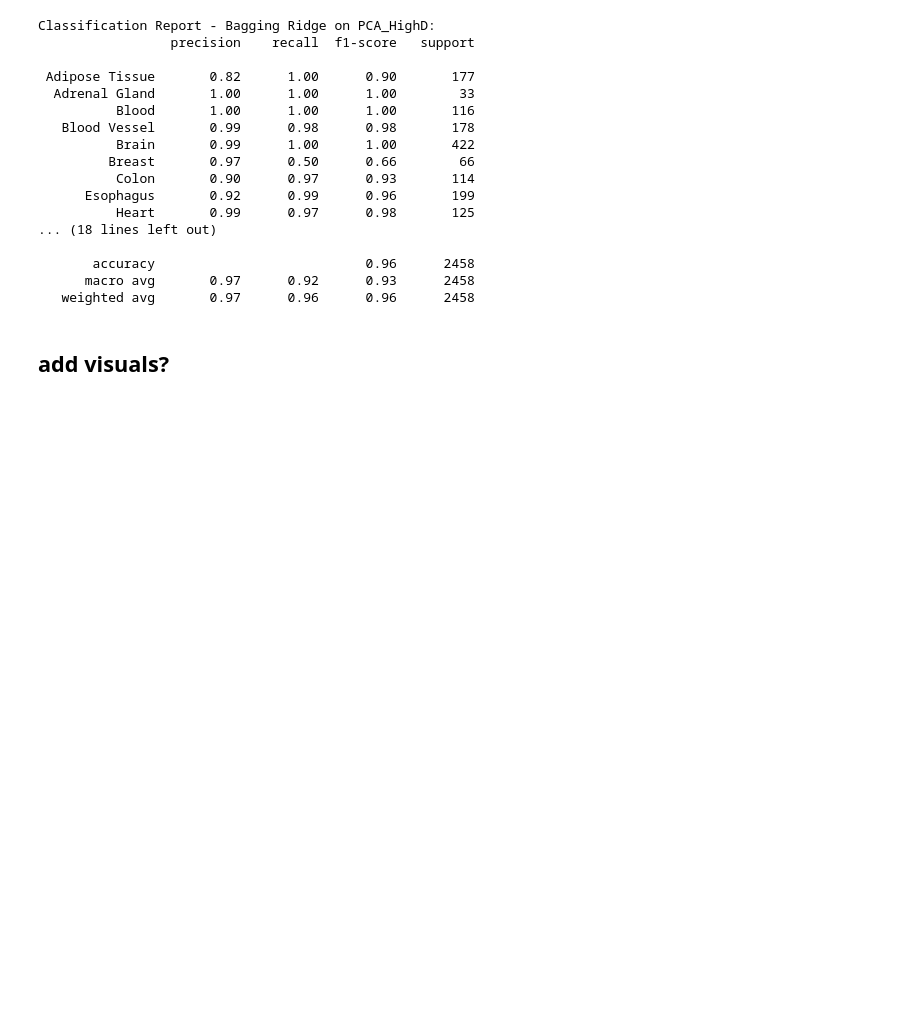
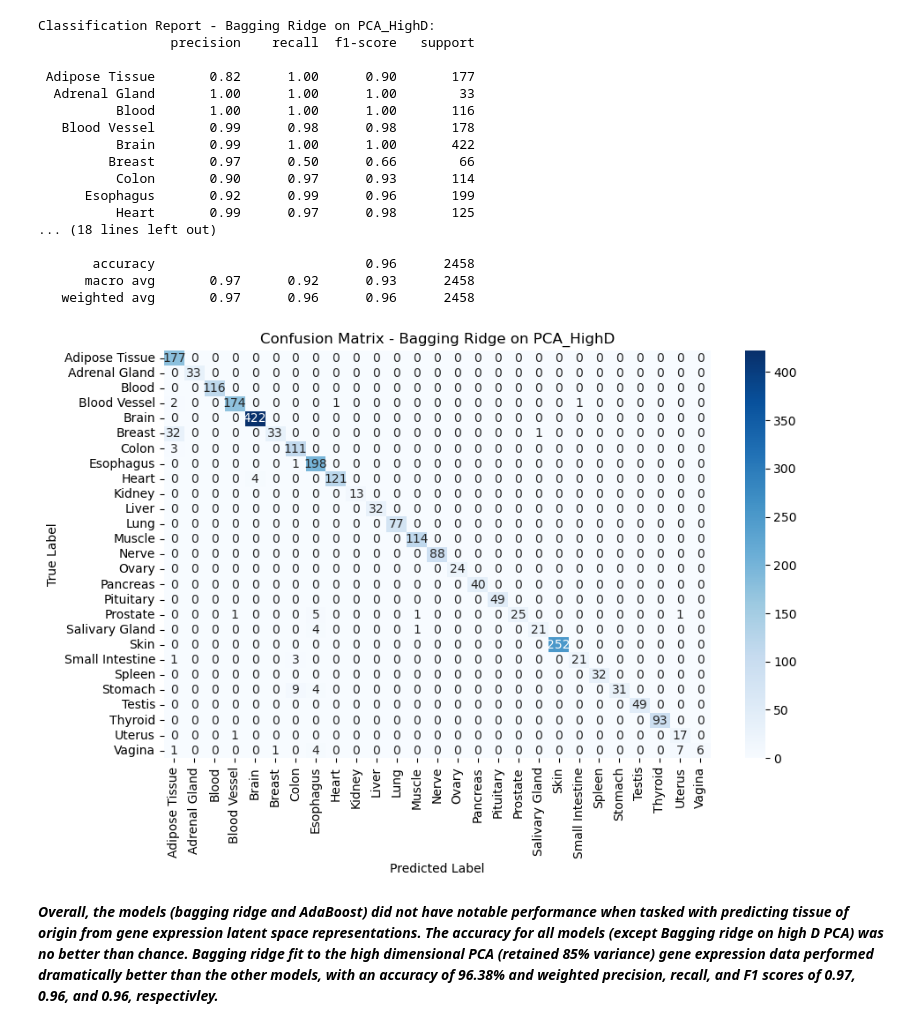
Before and after one commit to emilyekstrum/cu-cpbs-7602, a Jupyter notebook: assignment03/ensemble_tissue_prediction.ipynb, the cells around one changed output. Saved outputs shown, nothing was run; the diff lists cells and outputs as text; code cells hidden in the pictures; blank space fills up the shorter version.

```diff
--- a/assignment03/ensemble_tissue_prediction.ipynb
+++ b/assignment03/ensemble_tissue_prediction.ipynb
@@ -238,5 +243,18 @@ Classification Report - Bagging Ridge on PCA_HighD:
        accuracy                           0.96      2458
       macro avg       0.97      0.92      0.93      2458
    weighted avg       0.97      0.96      0.96      2458
-# %% [markdown]
-## add visuals?
+# %%
+# visualize results
+plt.figure(figsize=(10, 6))
+sns.heatmap(
+    pd.crosstab(best_results['y_test'], best_results['y_pred']),
+    annot=True, fmt='d', cmap='Blues'
+)
+plt.title(f'Confusion Matrix - {overall_best[0]} on {overall_best[1]}')
+plt.xlabel('Predicted Label')
+plt.ylabel('True Label')
+plt.show()
+# %% [output]
+[figure, added]
+# %% [markdown]
+***Overall, the models (bagging ridge and AdaBoost) did not have notable performance when tasked with predicting tissue of origin from gene expression latent space representations. The accuracy for all models (except Bagging ridge on high D PCA) was no better than chance. Bagging ridge fit to the high dimensional PCA (retained 85% variance) gene expression data performed dramatically better than the other models, with an accuracy of 96.38% and weighted precision, recall, and F1 scores of 0.97, 0.96, and 0.96, respectivley.***
```
Also changed, not shown: parts of 3 cells of this notebook, 1 other file.
